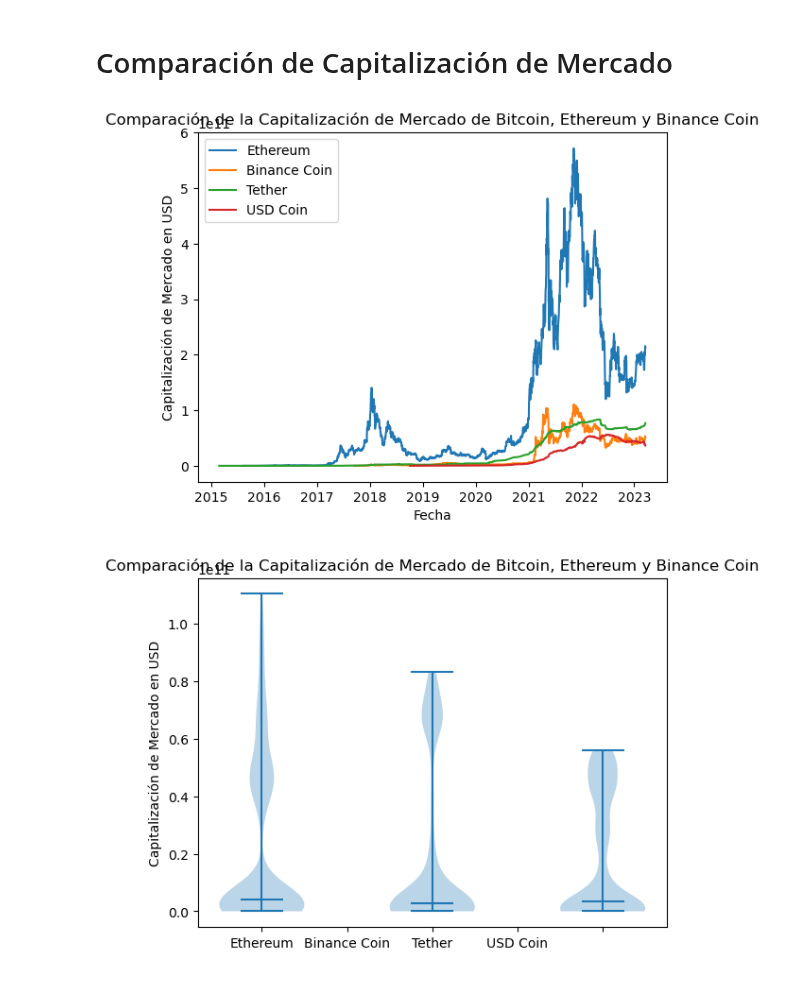
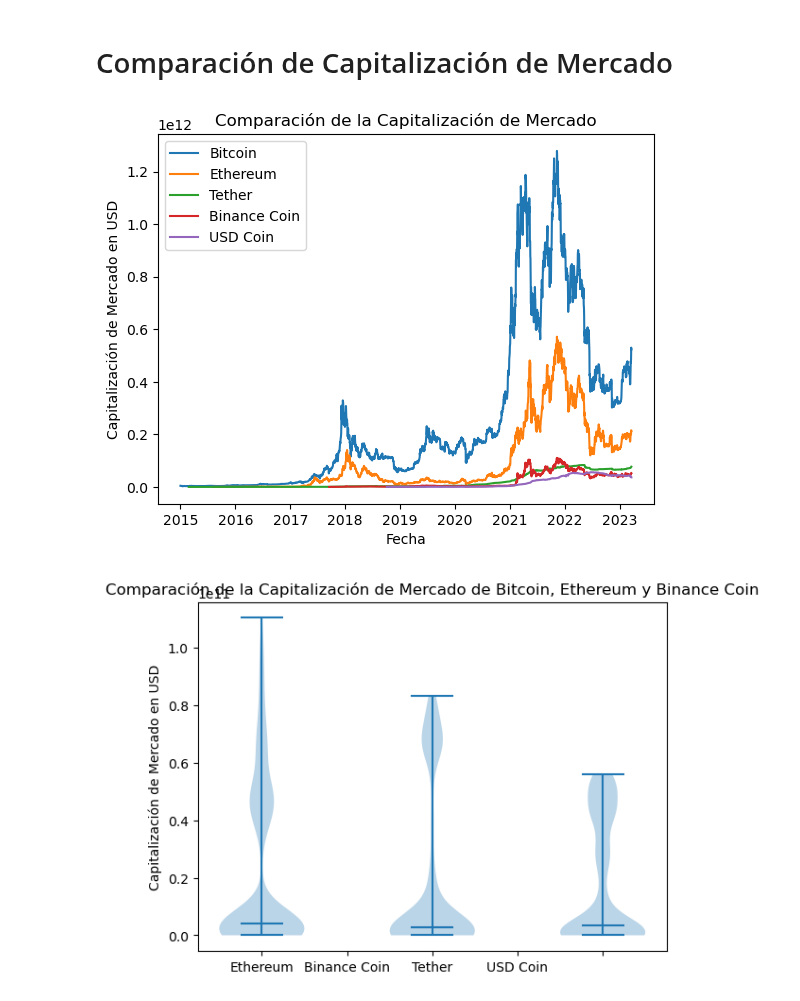
Before and after one commit to angelmpa/proyecto-portafolio, a Jupyter notebook: notebooks/eda_crypto.ipynb, the cells around one changed output. Drawn from its saved outputs; the diff is of its cells as text; code cells hidden in the pictures.

```diff
--- a/notebooks/eda_crypto.ipynb
+++ b/notebooks/eda_crypto.ipynb
@@ -1139,22 +1180,22 @@ USD Coin      0.187030  0.406456      0.288137  0.129313  1.000000
 # Comparación de Capitalización de Mercado
 # %%
 # Gráfico de líneas para la capitalización de mercado de Bitcoin, Ethereum, Binance Coin
-#plt.plot(bitcoin['date'], bitcoin['market_cap'], label = 'Bitcoin')
+plt.plot(bitcoin['date'], bitcoin['market_cap'], label = 'Bitcoin')
 plt.plot(ethereum['date'], ethereum['market_cap'], label = 'Ethereum')
+plt.plot(tether['date'], tether['market_cap'], label = 'Tether')
 plt.plot(binance['date'], binance['market_cap'], label = 'Binance Coin')
-plt.plot(tether['date'], tether['market_cap'], label = 'Tether')
 plt.plot(usd['date'], usd['market_cap'], label = 'USD Coin')
 
 # Configurar el gráfico
-plt.title('Comparación de la Capitalización de Mercado de Bitcoin, Ethereum y Binance Coin')
+plt.title('Comparación de la Capitalización de Mercado')
 plt.xlabel('Fecha')
 plt.ylabel('Capitalización de Mercado en USD')
 plt.legend()
 
 # Mostrar el gráfico
 plt.show()
 # %% [output]
-[figure, old version]
+[figure, new version]
 # %%
 # Comparación de capitalización de mercado de Bitcoin, Ethereum, Binance Coin
 
```
Also changed, not shown: parts of 11 cells of this notebook, 14 other files.
